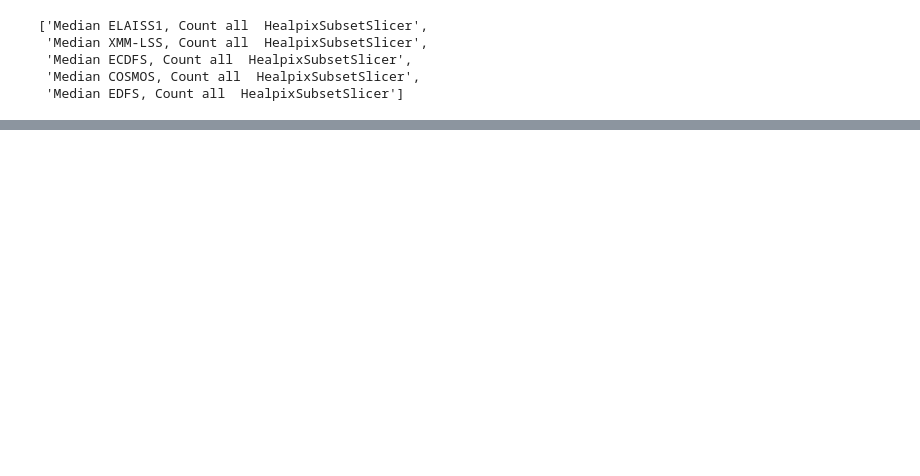
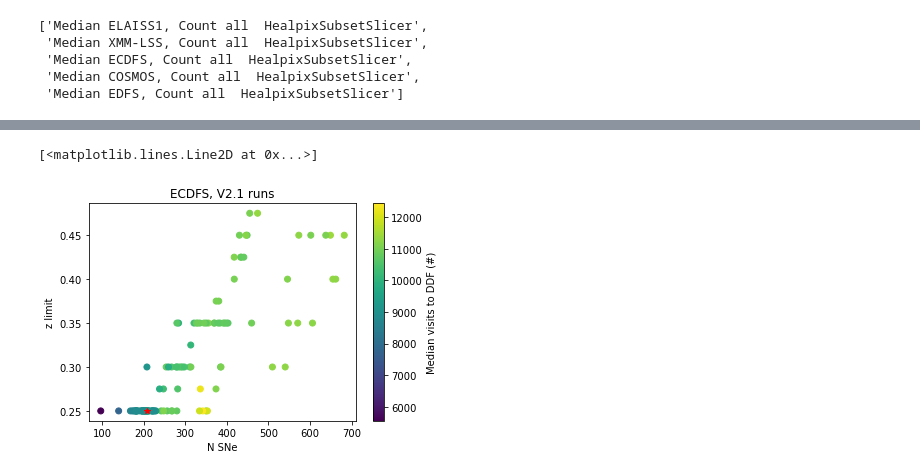
Before and after one commit to lsst-sims/sims_featureScheduler_runs2.1, a Jupyter notebook: maf/combined_look.ipynb, the cells around one changed output, grey strips where cells are left out. Cells and saved outputs as stored; diff of their text form; code cells hidden in the pictures; blank space fills up the shorter version.

```diff
--- a/maf/combined_look.ipynb
+++ b/maf/combined_look.ipynb
@@ -78,0 +112,17 @@ array([ 876. ,  866. ,  867. ,  862. ,  871. ,  870. ,  866. ,  868. ,
+# %%
+ddf_name = 'ECDFS' #'XMM-LSS'
+plt.scatter(df['Sum %s, SNe_nSN  HealpixSubsetSlicer' % ddf_name],
+            df['Median %s, SNe_zlim  HealpixSubsetSlicer' % ddf_name],
+            c=df['Median %s, Count all  HealpixSubsetSlicer' % ddf_name])
+cb = plt.colorbar()
+cb.set_label('Median visits to DDF (#)')
+plt.xlabel('N SNe')
+plt.ylabel('z limit')
+plt.title('%s, V2.1 runs' % ddf_name)
+
+plt.plot(df['Sum %s, SNe_nSN  HealpixSubsetSlicer' % ddf_name][0],
+        df['Median %s, SNe_zlim  HealpixSubsetSlicer' % ddf_name][0],
+        marker='*', color='red')
+# %% [output]
+[<matplotlib.lines.Line2D at 0x...>]
+[figure, added]
```
Also changed, not shown: parts of 27 cells of this notebook, 2 other files.
